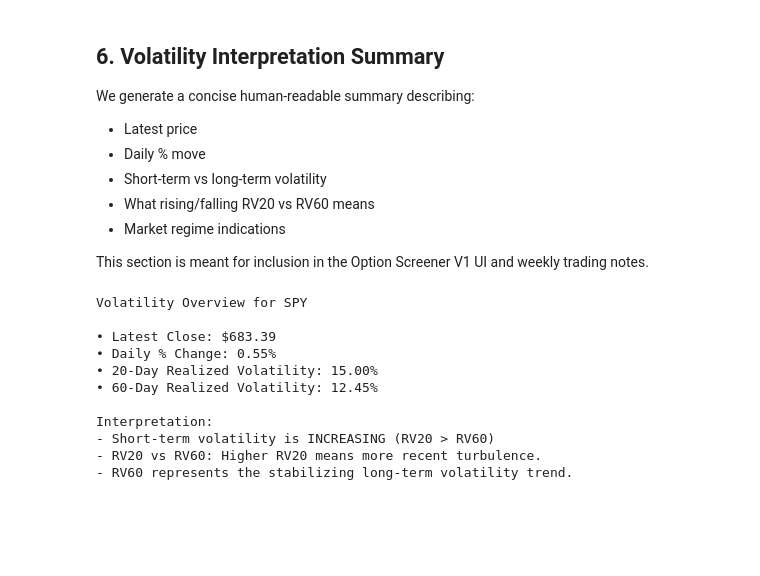
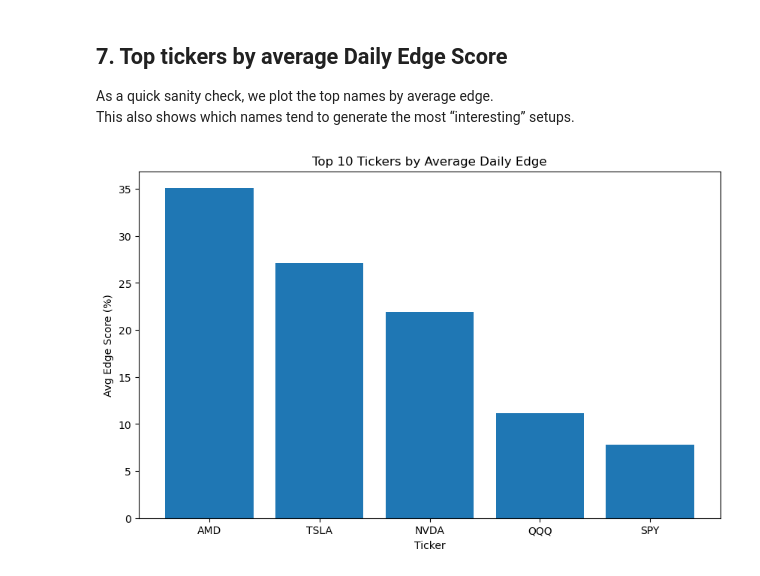
Before and after one commit to btheard3/volatility-alpha-engine, a Jupyter notebook: notebooks/01_eda_volatility_alpha.ipynb, the cells around one changed output. Saved outputs shown, nothing was run; the diff lists cells and outputs as text; code cells hidden in the pictures; blank space fills up the shorter version.

```diff
--- a/notebooks/01_eda_volatility_alpha.ipynb
+++ b/notebooks/01_eda_volatility_alpha.ipynb
@@ -20,9 +34,12 @@ This notebook is designed to:
 # %%
+import duckdb
 import pandas as pd
-import numpy as np
 import matplotlib.pyplot as plt
-import seaborn as sns
-import yfinance as yf
 
-plt.style.use("seaborn-v0_8-darkgrid")
-pd.options.display.float_format = "{:,.4f}".format
+plt.rcParams["figure.figsize"] = (10, 6)
+
+# Connect to DuckDB file created by the Streamlit app
+con = duckdb.connect("../data/volatility_alpha.duckdb")
+
+# Inspect available tables
+con.sql("SHOW TABLES;").df()
@@ -265,57 +177,15 @@ plt.show()
 # %% [markdown]
-## 6. Volatility Interpretation Summary
+## 7. Top tickers by average Daily Edge Score
 
-We generate a concise human-readable summary describing:
-
-- Latest price
-- Daily % move
-- Short-term vs long-term volatility
-- What rising/falling RV20 vs RV60 means
-- Market regime indications
-
-This section is meant for inclusion in the Option Screener V1 UI and weekly trading notes.
+As a quick sanity check, we plot the top names by average edge.
+This also shows which names tend to generate the most “interesting” setups.
 # %%
-import textwrap
+top10 = ticker_stats.head(10)
 
-symbol = "SPY"
-df = eda_data[symbol].dropna()
-
-# Force numeric extraction safely
-latest_close = float(df['Close'].iloc[-1])
-latest_rv20 = float(df['RV20'].iloc[-1])
-latest_rv60 = float(df['RV60'].iloc[-1])
-pct_change = float(df['Close'].pct_change().iloc[-1])
-
-trend_label = (
-    "Short-term volatility is INCREASING (RV20 > RV60)"
-    if latest_rv20 > latest_rv60
-    else "Short-term volatility is COOLING (RV20 < RV60)"
-)
-
-summary = f"""
-Volatility Overview for {symbol}
-
-• Latest Close: ${latest_close:.2f}
-• Daily % Change: {pct_change*100:.2f}%
-• 20-Day Realized Volatility: {latest_rv20*100:.2f}%
-• 60-Day Realized Volatility: {latest_rv60*100:.2f}%
-
-Interpretation:
-- {trend_label}
-- RV20 vs RV60: Higher RV20 means more recent turbulence.
-- RV60 represents the stabilizing long-term volatility trend.
-"""
-
-print(textwrap.dedent(summary))
+plt.bar(top10["ticker"], top10["avg_edge"])
+plt.title("Top 10 Tickers by Average Daily Edge")
+plt.xlabel("Ticker")
+plt.ylabel("Avg Edge Score (%)")
+plt.show()
 # %% [output]
-Volatility Overview for SPY
-
-• Latest Close: $683.39
-• Daily % Change: 0.55%
-• 20-Day Realized Volatility: 15.00%
-• 60-Day Realized Volatility: 12.45%
-
-Interpretation:
-- Short-term volatility is INCREASING (RV20 > RV60)
-- RV20 vs RV60: Higher RV20 means more recent turbulence.
-- RV60 represents the stabilizing long-term volatility trend.
+[figure, added]
```
Also changed, not shown: parts of 16 cells of this notebook, 4 other files.
